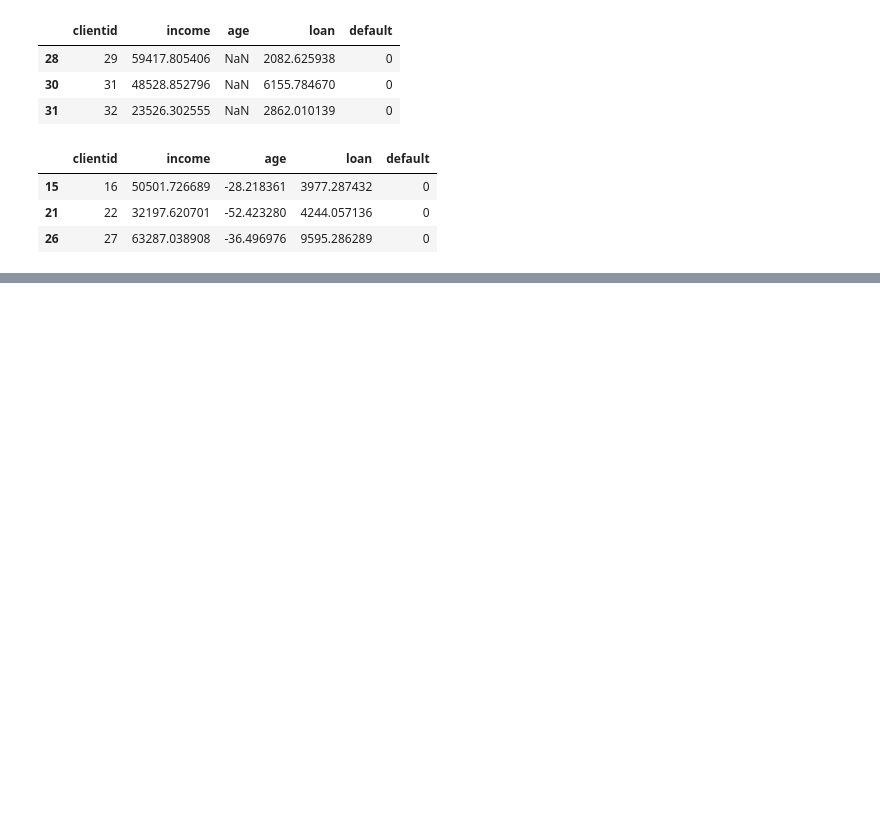
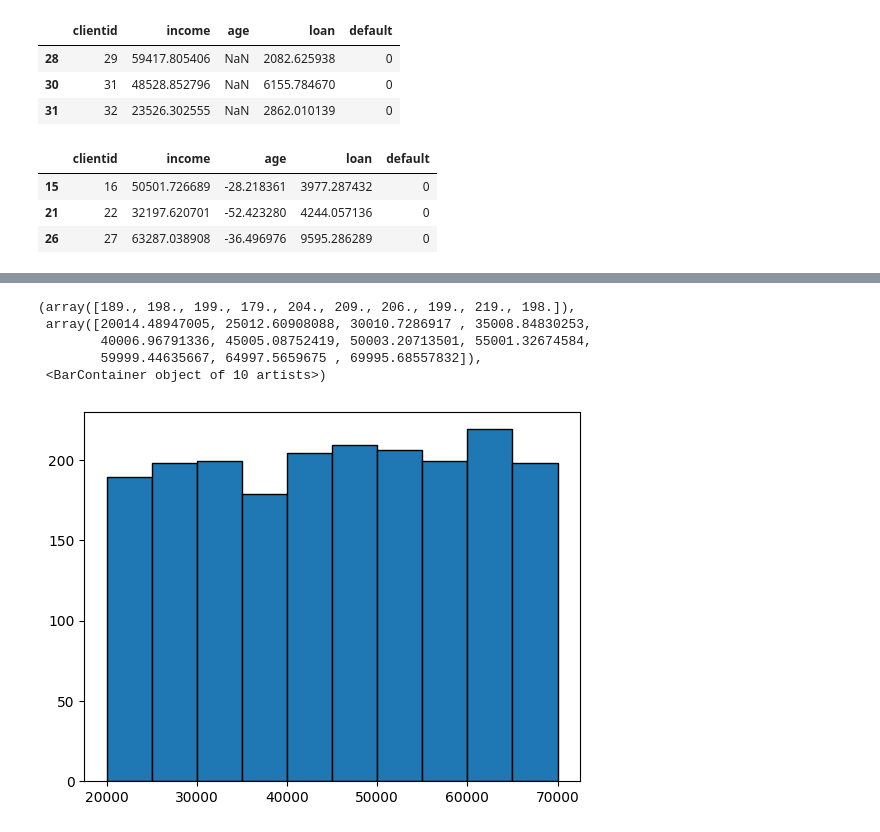
Before and after one commit to LMVieira2/Machine-Learning-Fatec-Matao, a Jupyter notebook: Aula2702.ipynb, the cells around one changed output, grey strips where cells are left out. Drawn from its saved outputs; the diff is of its cells as text; code cells hidden in the pictures; blank space fills up the shorter version.

```diff
--- a/Aula2702.ipynb
+++ b/Aula2702.ipynb
@@ -116,0 +139,9 @@ credit_dataframe.loc[credit_dataframe['age'] < 0]
+# %%
+plt.hist(x=credit_dataframe['income'], edgecolor='black')
+# %% [output]
+(array([189., 198., 199., 179., 204., 209., 206., 199., 219., 198.]),
+ array([20014.48947005, 25012.60908088, 30010.7286917 , 35008.84830253,
+        40006.96791336, 45005.08752419, 50003.20713501, 55001.32674584,
+        59999.44635667, 64997.5659675 , 69995.68557832]),
+ <BarContainer object of 10 artists>)
+[figure, added]
```
Also changed, not shown: parts of 22 cells of this notebook.
